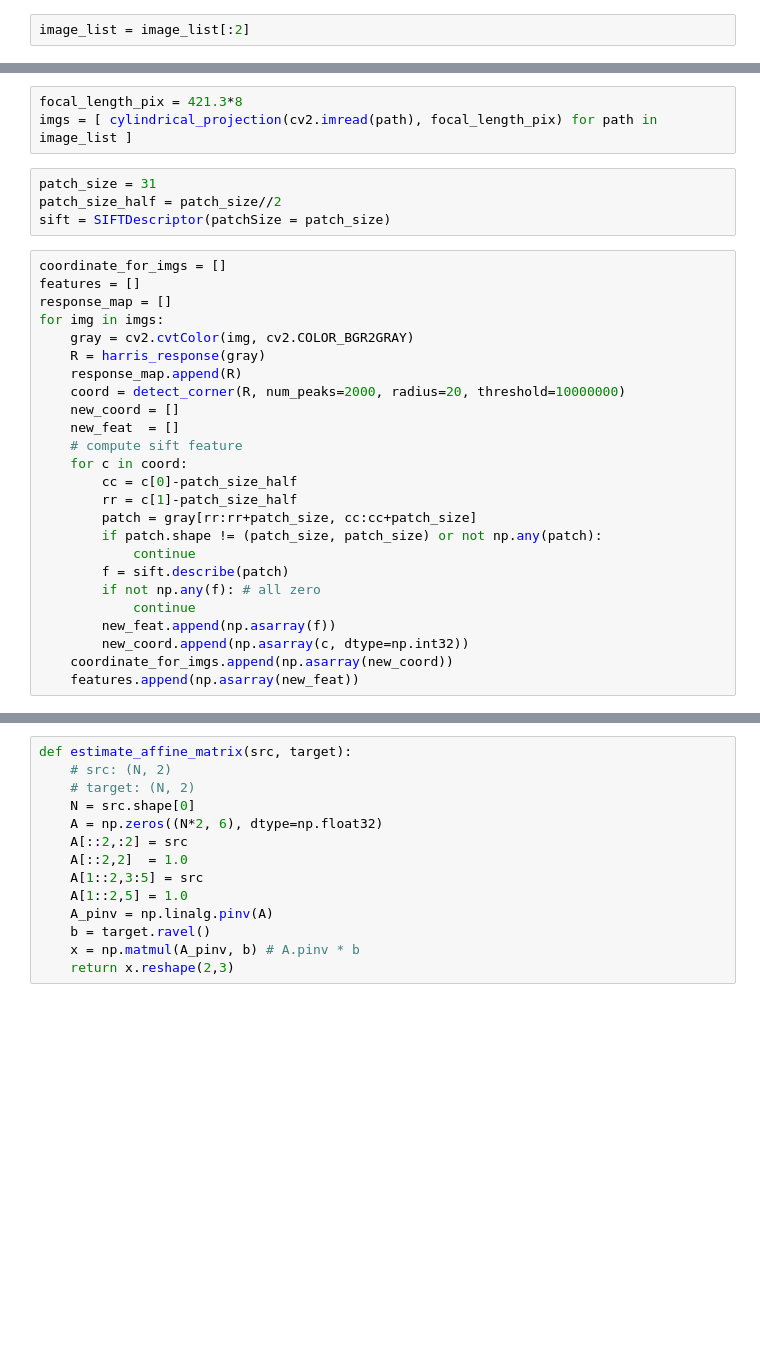
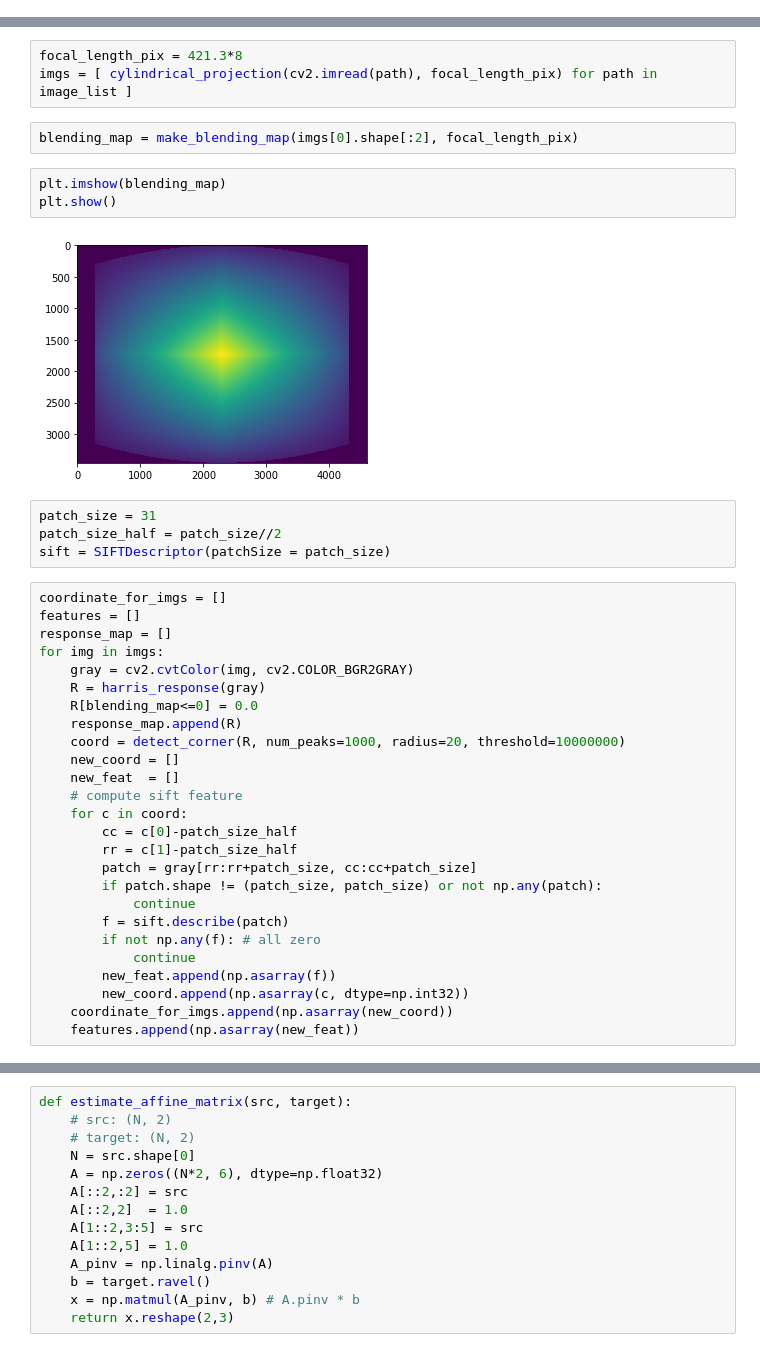
Before and after one commit to peter0749/Panorama, a Jupyter notebook: Panorama.ipynb, the cells around one changed output, grey strips where cells are left out. Drawn from its saved outputs; the diff is of its cells as text; blank space fills up the shorter version.

```diff
--- a/Panorama.ipynb
+++ b/Panorama.ipynb
@@ -254,2 +268,0 @@ image_list.sort()
-# %%
-image_list = image_list[:2]
@@ -256,6 +282,13 @@ image_list = image_list[:2]
 # %%
 focal_length_pix = 421.3*8
 imgs = [ cylindrical_projection(cv2.imread(path), focal_length_pix) for path in image_list ]
+# %%
+blending_map = make_blending_map(imgs[0].shape[:2], focal_length_pix)
+# %%
+plt.imshow(blending_map)
+plt.show()
+# %% [output]
+[figure, added]
 # %%
 patch_size = 31
 patch_size_half = patch_size//2
@@ -267,8 +300,9 @@ response_map = []
 for img in imgs:
     gray = cv2.cvtColor(img, cv2.COLOR_BGR2GRAY)
     R = harris_response(gray)
+    R[blending_map<=0] = 0.0
     response_map.append(R)
-    coord = detect_corner(R, num_peaks=2000, radius=20, threshold=10000000)
+    coord = detect_corner(R, num_peaks=1000, radius=20, threshold=10000000)
     new_coord = []
     new_feat  = []
     # compute sift feature
```
Also changed, not shown: parts of 34 cells of this notebook.
